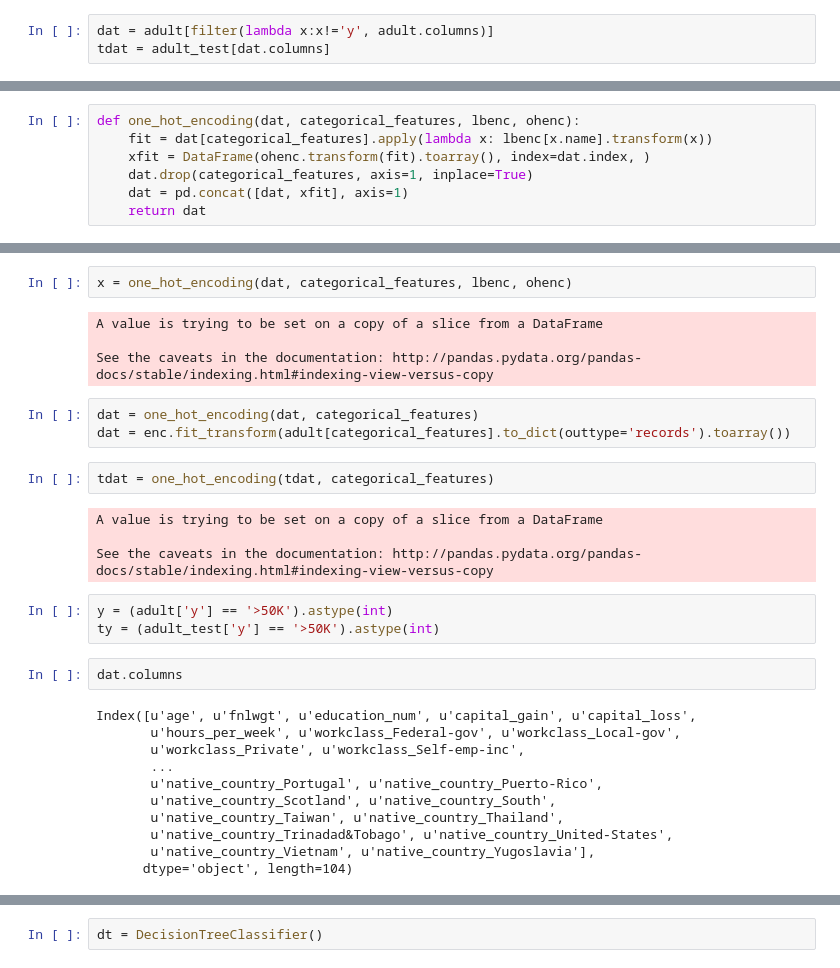
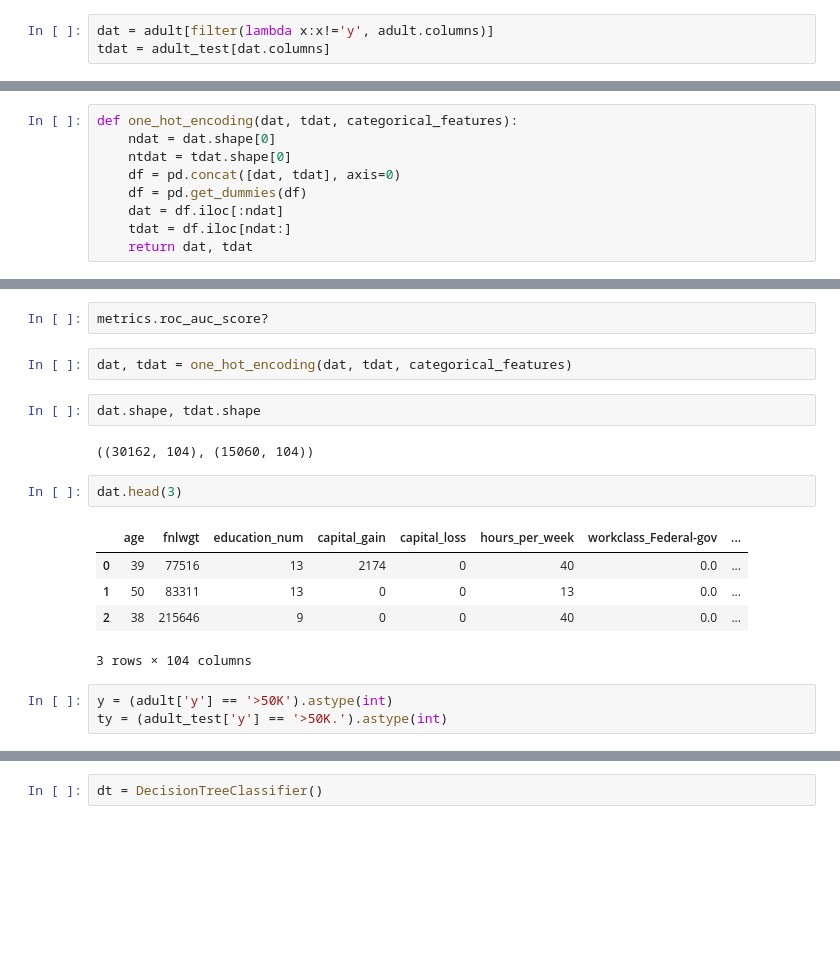
Before and after one commit to betterenvi/ml-proj1, a Jupyter notebook: proj1.ipynb, the cells around one changed output, grey strips where cells are left out. Saved outputs shown, nothing was run; the diff lists cells and outputs as text; blank space fills up the shorter version.

```diff
--- a/proj1.ipynb
+++ b/proj1.ipynb
@@ -156,7 +149,9 @@ ohenc.
-# %%
-def one_hot_encoding(dat, categorical_features, lbenc, ohenc):
-    fit = dat[categorical_features].apply(lambda x: lbenc[x.name].transform(x))
-    xfit = DataFrame(ohenc.transform(fit).toarray(), index=dat.index, )
-    dat.drop(categorical_features, axis=1, inplace=True)
-    dat = pd.concat([dat, xfit], axis=1)
-    return dat
+# %%
+def one_hot_encoding(dat, tdat, categorical_features):
+    ndat = dat.shape[0]
+    ntdat = tdat.shape[0]
+    df = pd.concat([dat, tdat], axis=0)
+    df = pd.get_dummies(df)
+    dat = df.iloc[:ndat]
+    tdat = df.iloc[ndat:]
+    return dat, tdat
@@ -163,31 +171,19 @@ def one_hot_encoding(dat, categorical_features, lbenc, ohenc):
+# %%
+metrics.roc_auc_score?
 # %%
-x = one_hot_encoding(dat, categorical_features, lbenc, ohenc)
+dat, tdat = one_hot_encoding(dat, tdat, categorical_features)
-# %% [output]
-A value is trying to be set on a copy of a slice from a DataFrame
-
-See the caveats in the documentation: http://pandas.pydata.org/pandas-docs/stable/indexing.html#indexing-view-versus-copy
-# %%
-dat = one_hot_encoding(dat, categorical_features)
-dat = enc.fit_transform(adult[categorical_features].to_dict(outtype='records').toarray())
-# %%
-tdat = one_hot_encoding(tdat, categorical_features)
-# %% [output]
-A value is trying to be set on a copy of a slice from a DataFrame
-
-See the caveats in the documentation: http://pandas.pydata.org/pandas-docs/stable/indexing.html#indexing-view-versus-copy
+# %%
+dat.shape, tdat.shape
+# %% [output]
+((30162, 104), (15060, 104))
+# %%
+dat.head(3)
+# %% [output]
+|  | age | fnlwgt | education_num | capital_gain | capital_loss | hours_per_week | workclass_Federal-gov | ... |
+| 0 | 39 | 77516 | 13 | 2174 | 0 | 40 | 0.0 | ... |
+| 1 | 50 | 83311 | 13 | 0 | 0 | 13 | 0.0 | ... |
+| 2 | 38 | 215646 | 9 | 0 | 0 | 40 | 0.0 | ... |
+3 rows × 104 columns
 # %%
 y = (adult['y'] == '>50K').astype(int)
-ty = (adult_test['y'] == '>50K').astype(int)
+ty = (adult_test['y'] == '>50K.').astype(int)
-# %%
-dat.columns
-# %% [output]
-Index([u'age', u'fnlwgt', u'education_num', u'capital_gain', u'capital_loss',
-       u'hours_per_week', u'workclass_Federal-gov', u'workclass_Local-gov',
-       u'workclass_Private', u'workclass_Self-emp-inc',
-       ...
-       u'native_country_Portugal', u'native_country_Puerto-Rico',
-       u'native_country_Scotland', u'native_country_South',
-       u'native_country_Taiwan', u'native_country_Thailand',
-       u'native_country_Trinadad&Tobago', u'native_country_United-States',
-       u'native_country_Vietnam', u'native_country_Yugoslavia'],
-      dtype='object', length=104)
```
Also changed, not shown: parts of 27 cells of this notebook.
